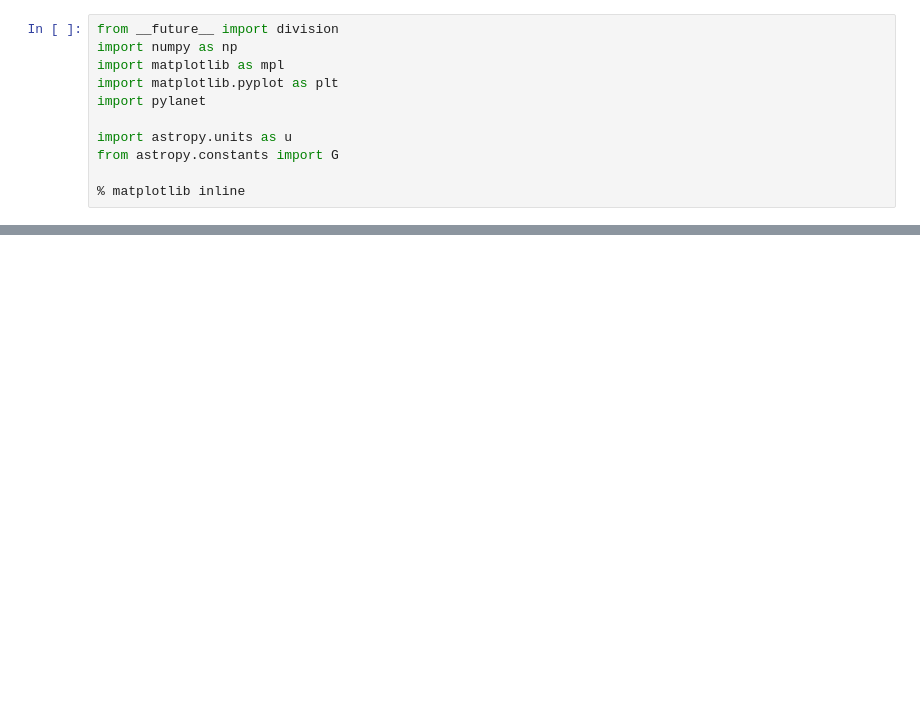
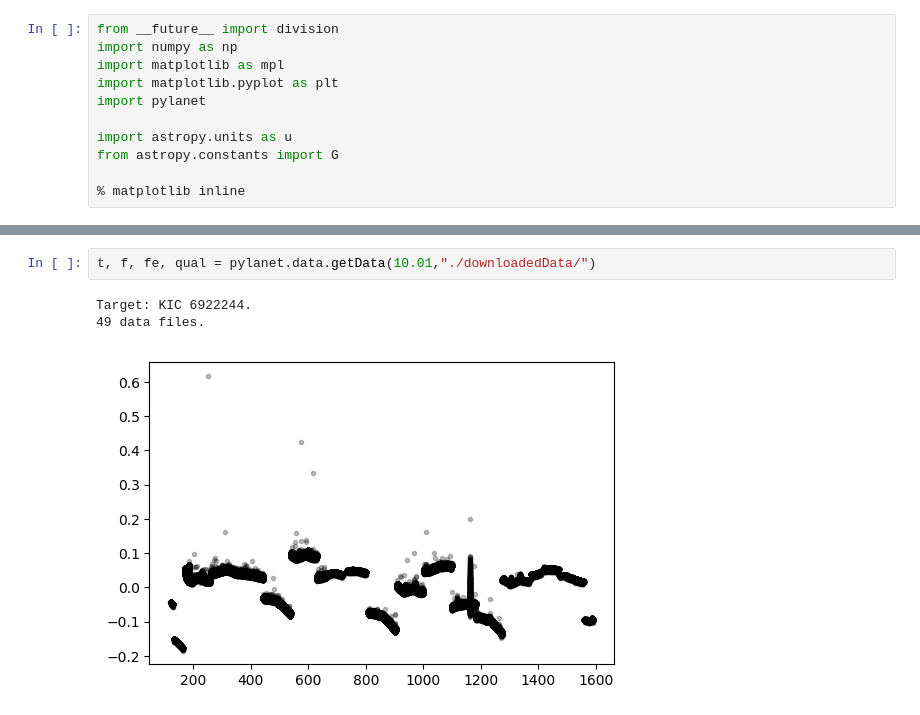
Before and after one commit to zpenoyre/oldpylanet, a Jupyter notebook: getKeplerData.ipynb, the cells around one changed output, grey strips where cells are left out. Cells and saved outputs as stored; diff of their text form; blank space fills up the shorter version.

```diff
--- a/getKeplerData.ipynb
+++ b/getKeplerData.ipynb
@@ -31,0 +29,6 @@ time, flux, ferr, quality = pylanet.getKeplerData.readIn(10666592,"./downloadedD
+# %%
+t, f, fe, qual = pylanet.data.getData(10.01,"./downloadedData/")
+# %% [output]
+Target: KIC 6922244.
+49 data files.
+[figure, added]
```
Also changed, not shown: parts of 10 cells of this notebook, 4 other files.
